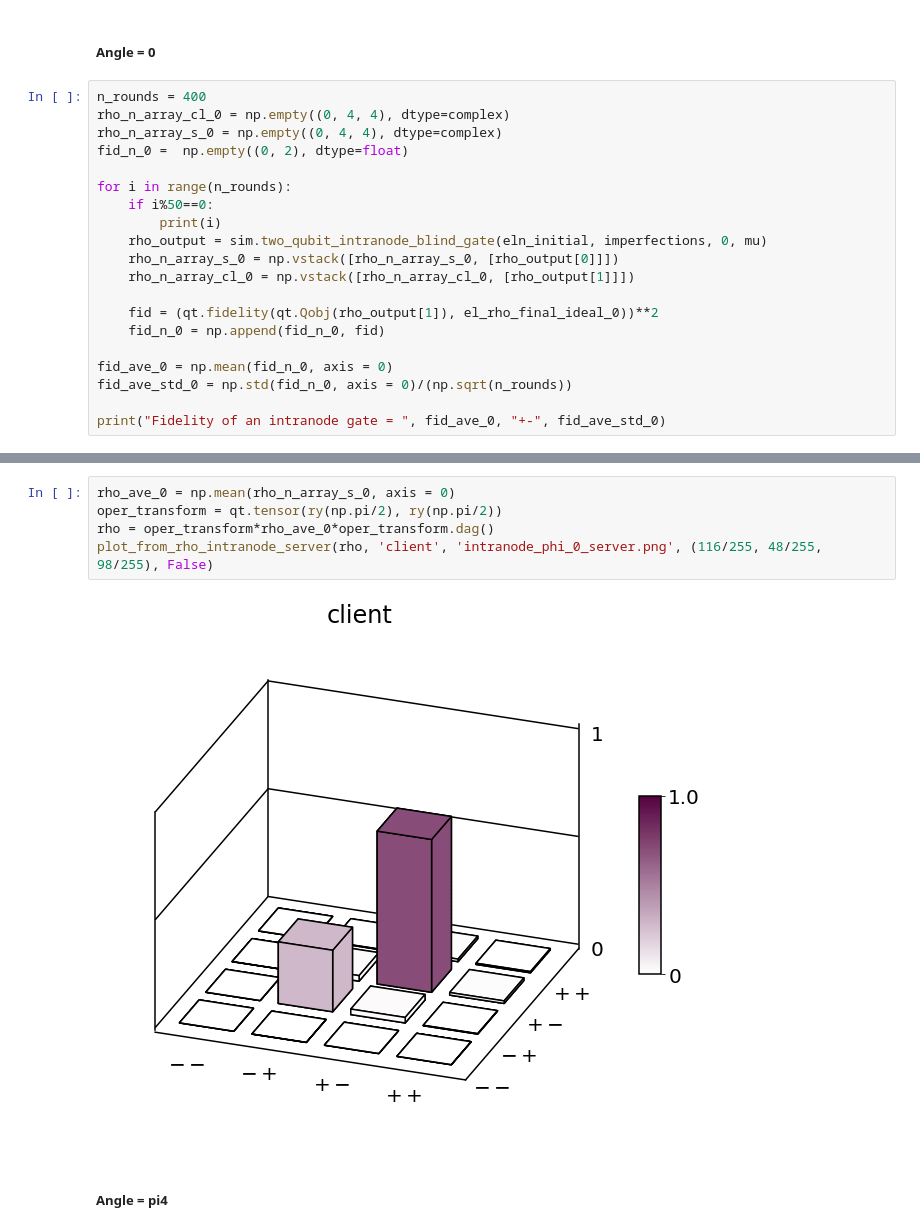
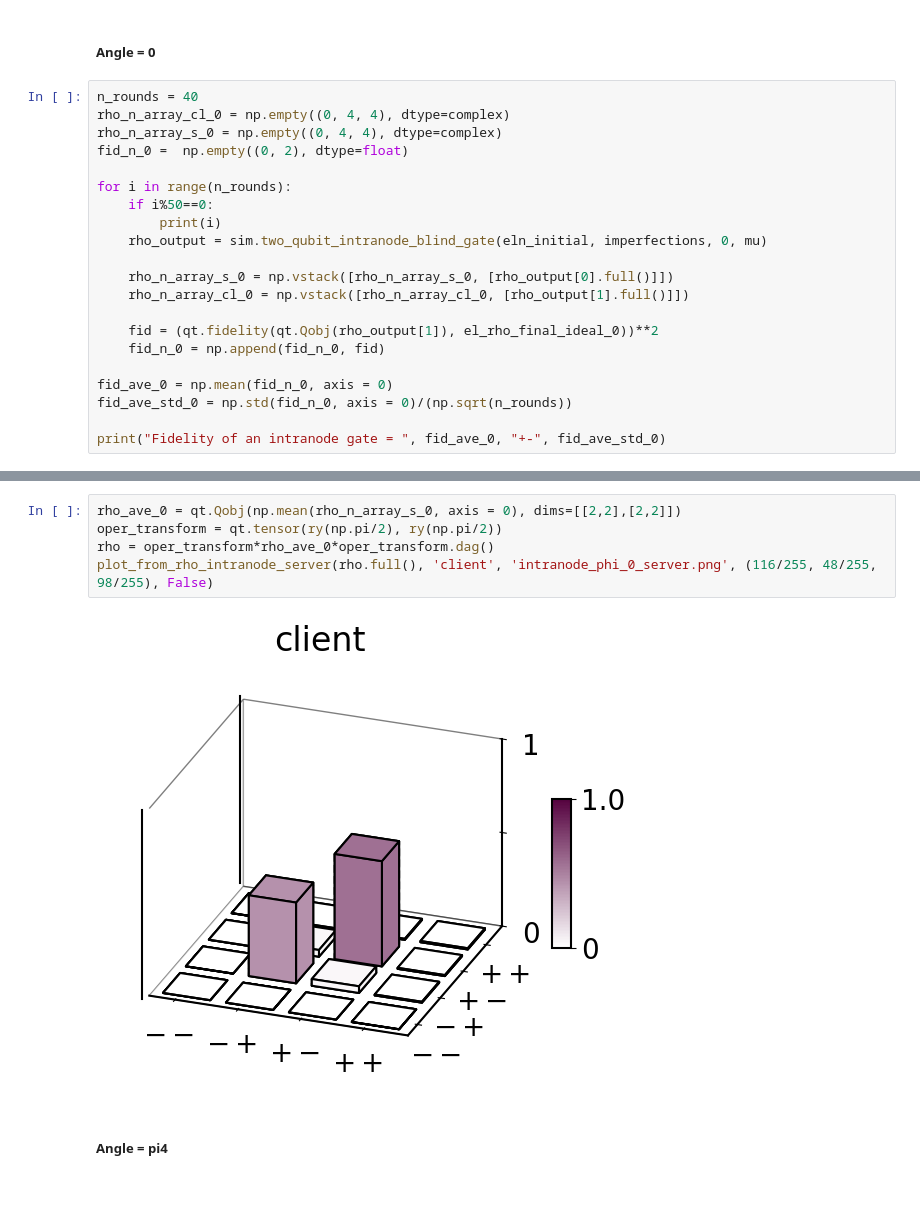
Before and after one commit to lukingroup/simnet, a Jupyter notebook: Notebooks/Blind_SingleNode_dataMatch.ipynb, the cells around one changed output, grey strips where cells are left out. Drawn from its saved outputs; the diff is of its cells as text; blank space fills up the shorter version.

```diff
--- a/Notebooks/Blind_SingleNode_dataMatch.ipynb
+++ b/Notebooks/Blind_SingleNode_dataMatch.ipynb
@@ -838,7 +838,7 @@ el_rho_final_ideal_3pi4 =qt.ket2dm(qt.tensor((qt.basis(2,0) + np.exp(-1j*((3*np.
 # %% [markdown]
 ##### Angle = 0
 # %%
-n_rounds = 400
+n_rounds = 40
 rho_n_array_cl_0 = np.empty((0, 4, 4), dtype=complex)
 rho_n_array_s_0 = np.empty((0, 4, 4), dtype=complex)
 fid_n_0 =  np.empty((0, 2), dtype=float)
@@ -847,8 +847,9 @@ for i in range(n_rounds):
     if i%50==0:
         print(i)
     rho_output = sim.two_qubit_intranode_blind_gate(eln_initial, imperfections, 0, mu)
-    rho_n_array_s_0 = np.vstack([rho_n_array_s_0, [rho_output[0]]])
-    rho_n_array_cl_0 = np.vstack([rho_n_array_cl_0, [rho_output[1]]])
+
+    rho_n_array_s_0 = np.vstack([rho_n_array_s_0, [rho_output[0].full()]])
+    rho_n_array_cl_0 = np.vstack([rho_n_array_cl_0, [rho_output[1].full()]])
 
     fid = (qt.fidelity(qt.Qobj(rho_output[1]), el_rho_final_ideal_0))**2
     fid_n_0 = np.append(fid_n_0, fid)
@@ -877,10 +871,10 @@ plot_from_rho_intranode_client(rho, 'client', 'intranode_phi_0_client.png', (246
 # %%
-rho_ave_0 = np.mean(rho_n_array_s_0, axis = 0)
+rho_ave_0 = qt.Qobj(np.mean(rho_n_array_s_0, axis = 0), dims=[[2,2],[2,2]])
 oper_transform = qt.tensor(ry(np.pi/2), ry(np.pi/2))
 rho = oper_transform*rho_ave_0*oper_transform.dag()
-plot_from_rho_intranode_server(rho, 'client', 'intranode_phi_0_server.png', (116/255, 48/255, 98/255), False)
+plot_from_rho_intranode_server(rho.full(), 'client', 'intranode_phi_0_server.png', (116/255, 48/255, 98/255), False)
 # %% [output]
-[figure, old version]
+[figure, new version]
 # %% [markdown]
 ##### Angle = pi4
 # %%
```
Also changed, not shown: parts of 32 cells of this notebook, 10 other files.
